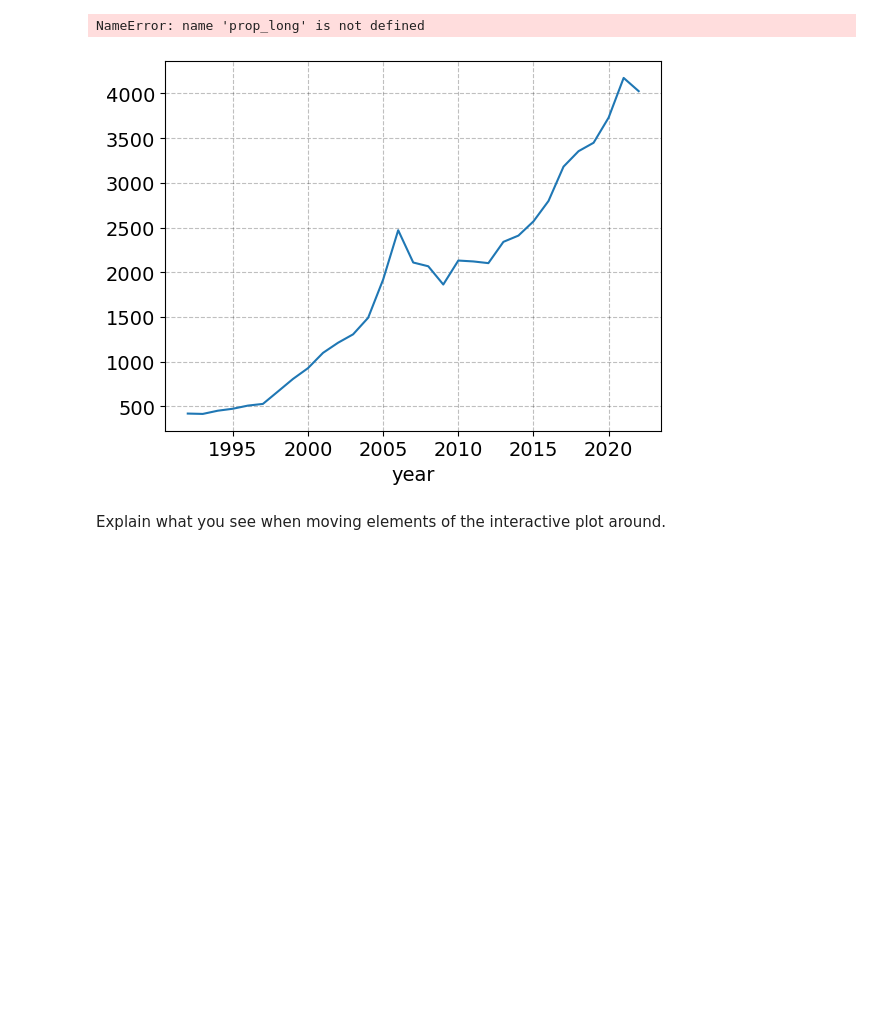
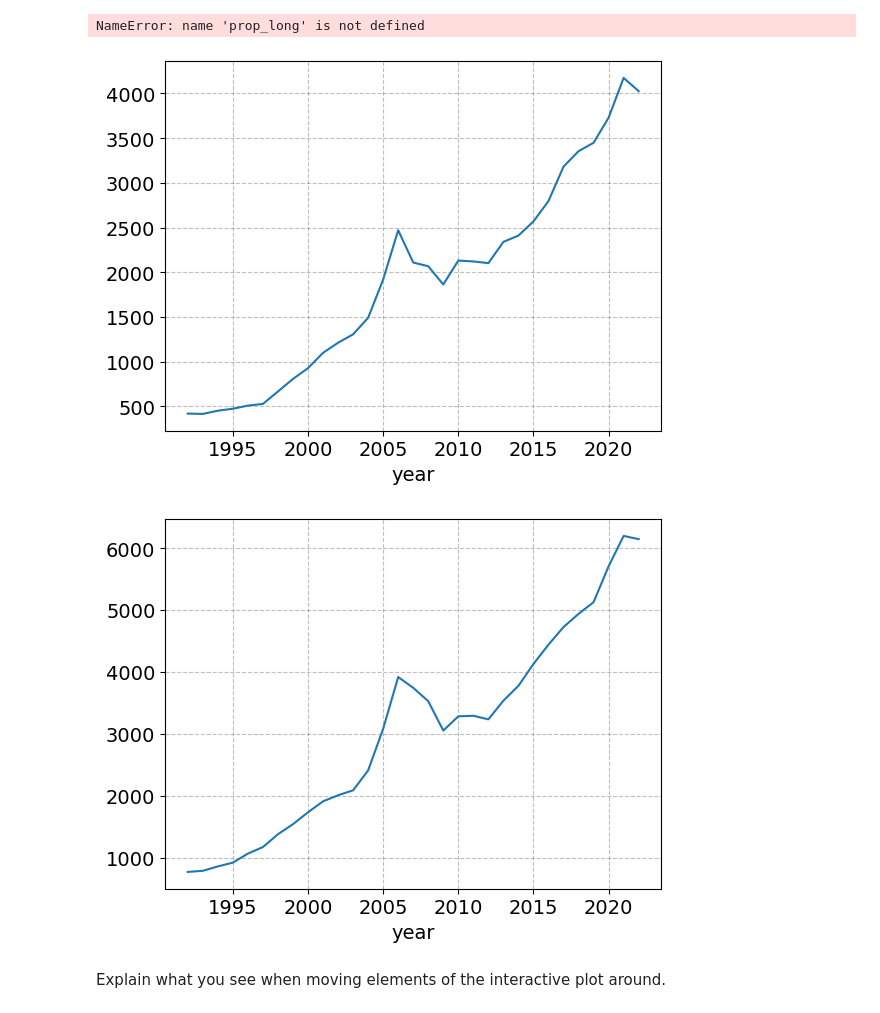
Before and after one commit to NumEconCopenhagen/projects-2023-jps, a Jupyter notebook: dataproject/dataproject.ipynb, the cells around one changed output. Cells and saved outputs as stored; diff of their text form; code cells hidden in the pictures; blank space fills up the shorter version.

```diff
--- a/dataproject/dataproject.ipynb
+++ b/dataproject/dataproject.ipynb
@@ -281,15 +281,24 @@ widgets.interact(plot_func,
 NameError: name 'prop_long' is not defined
 # %%
 # Data with København
-ap_long = ap_long.reset_index()
-ap_long.loc[ap_long.County == 'Landsdel Byen København', :]
-ap_long.head(10)
+ap_long_2 = ap_long.reset_index()
+ap_long_2.loc[ap_long_2.County == 'Landsdel Byen København', :]
+ap_long_2.head(10)
 
 #Now we plot
-ap_københavn = ap_long.loc[ap_long['County'] == 'Landsdel Byen København', :]
+ap_københavn = ap_long_2.loc[ap_long_2['County'] == 'Landsdel Byen København', :]
 ap_københavn.plot(x='year', y='ap', legend=False );
+
+
+house_long_2 = house_long.reset_index()
+house_long_2.loc[house_long_2.County == 'Landsdel Byen København', :]
+house_long_2.head(10)
+
+house_københavn = house_long_2.loc[house_long_2['County'] == 'Landsdel Byen København', :]
+house_københavn.plot(x='year', y='house', legend=False );
 # %% [output]
 [figure]
+[figure, added]
 # %% [markdown]
 Explain what you see when moving elements of the interactive plot around.
 # %% [markdown]
```
Also changed, not shown: parts of 3 cells of this notebook.
